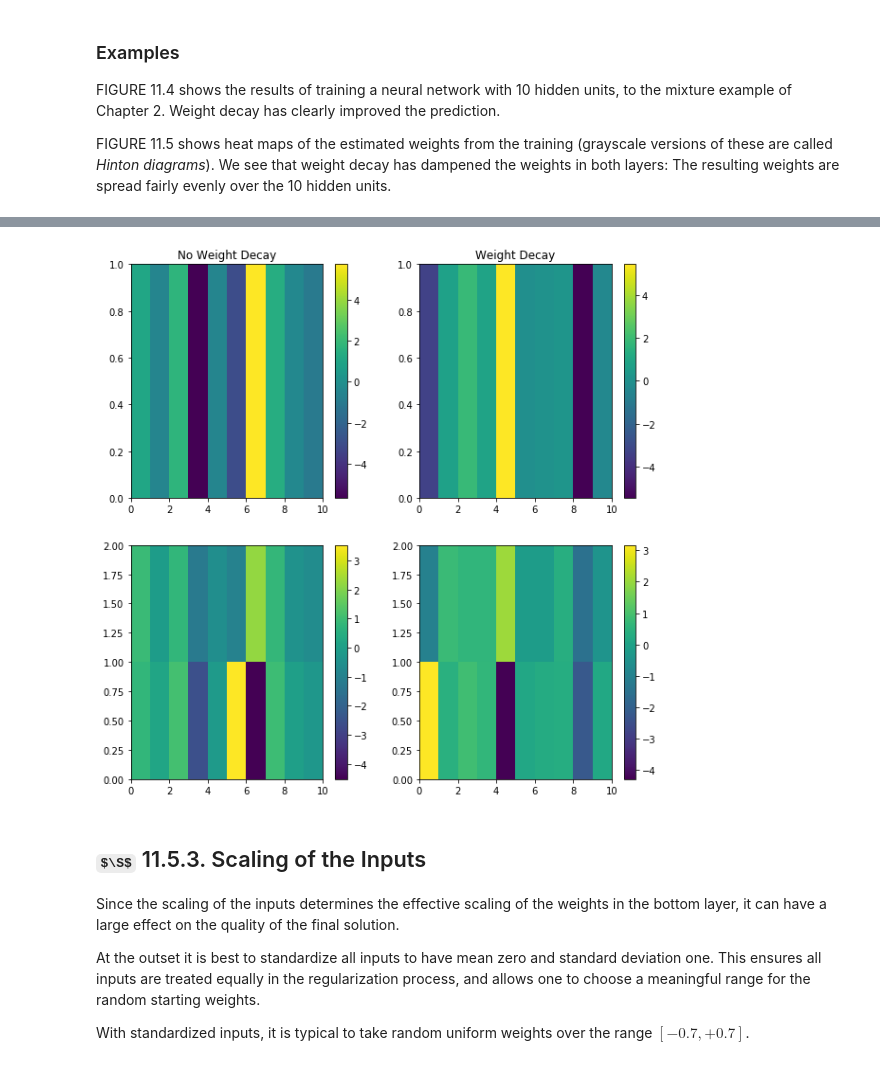
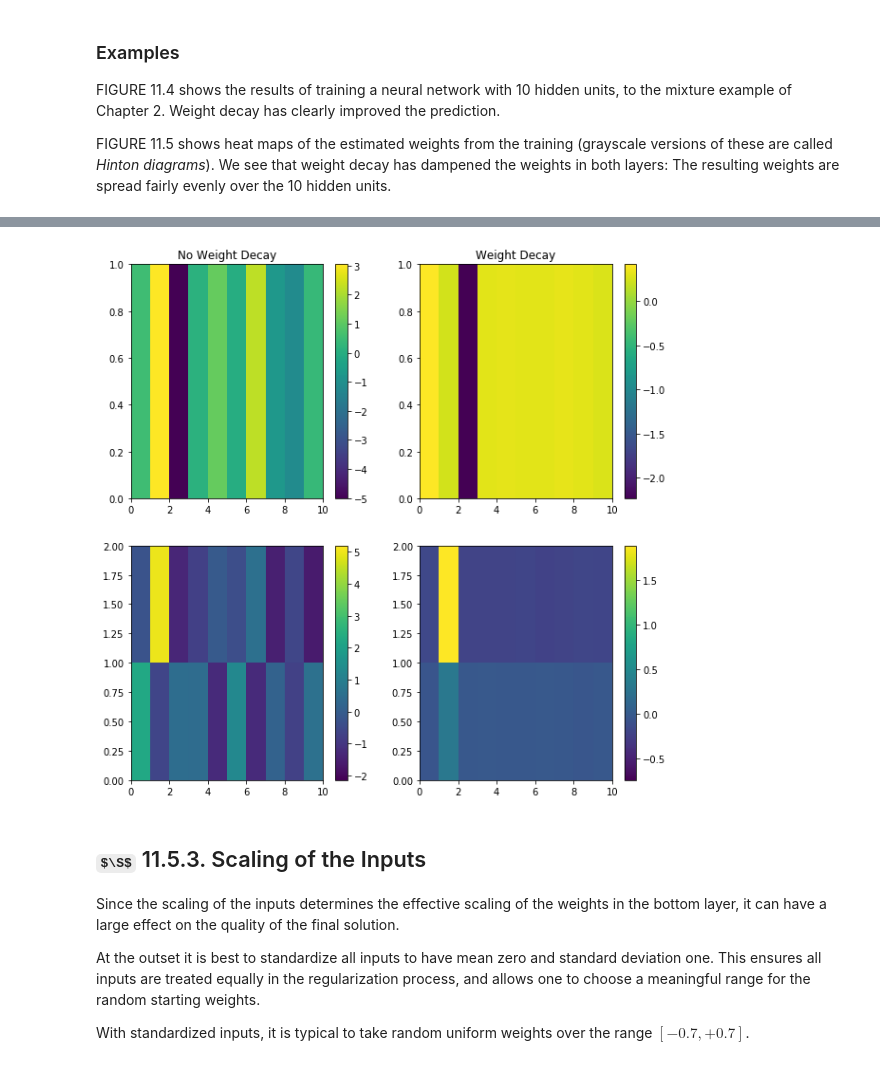
Before and after one commit to dgkim5360/the-elements-of-statistical-learning-notebooks, a Jupyter notebook: chapter11-neural-networks/section05-some-issues-in-training-neural-networks.ipynb, the cells around one changed output, grey strips where cells are left out. Drawn from its saved outputs; the diff is of its cells as text; code cells hidden in the pictures; some formulas as TeX source.

Commit message:
Correct the PyTorch usage
The results look quite underfitted w.r.t. the textbook,
IMO the code goes right and makes sense with the theory.

```diff
--- a/chapter11-neural-networks/section05-some-issues-in-training-neural-networks.ipynb
+++ b/chapter11-neural-networks/section05-some-issues-in-training-neural-networks.ipynb
@@ -154 +148,12 @@ optimizer = torch.optim.SGD(model_weightdecay.parameters(),
+# %%
+# 1. No weight decay
+model1 = Model(m)
+loss1_fn = torch.nn.BCEWithLogitsLoss()
+
+# 2. Weight decay with lambda 0.02
+model2 = Model(m)
+loss2_fn = torch.nn.BCEWithLogitsLoss()
+optimizer2 = torch.optim.SGD(model2.parameters(),
+                             lr=learning_rate,
+                             weight_decay=.01)
 # %%
@@ -235,68 +239,76 @@ References:
 https://matplotlib.org/gallery/statistics/errorbars_and_boxes.html
 https://matplotlib.org/examples/api/patch_collection.html
 """
-training_parameters = list(model.parameters())
-alpha = training_parameters[0].data.numpy().copy()
-beta = training_parameters[2].data.numpy().copy().flatten()
+parameters1 = list(model1.parameters())
+alpha = parameters1[0].data.numpy().copy()
+alpha0 = parameters1[1].data.numpy().copy()
+beta = parameters1[2].data.numpy().copy().flatten()
+beta0 = parameters1[3].data.numpy().copy().flatten()
+alpha1 = scipy.hstack((alpha0.reshape(-1, 1), alpha))
+beta1 = scipy.concatenate((beta0, beta))
 
 fig2 = plt.figure(2, figsize=(10, 10))
 ax21 = fig2.add_subplot(2, 2, 1)
-patches_beta = [
+patches_beta1 = [
     patches.Rectangle((b, 0), 1, 1)
-    for b, _ in enumerate(beta)
+    for b, _ in enumerate(beta1)
 ]
-colls_beta = colls.PatchCollection(patches_beta)
-colls_beta.set_array(beta)
-ax21.add_collection(colls_beta)
+colls_beta1 = colls.PatchCollection(patches_beta1)
+colls_beta1.set_array(beta1)
+ax21.add_collection(colls_beta1)
 ax21.set_xlim(0, m)
 ax21.set_ylim(0, 1)
 ax21.set_title('No Weight Decay')
-fig2.colorbar(colls_beta, ax=ax21)
+fig2.colorbar(colls_beta1, ax=ax21)
 
 ax23 = fig2.add_subplot(2, 2, 3)
-patches_alpha = [
+patches_alpha1 = [
     patches.Rectangle((a1, a2), 1, 1)
-    for a1, row in enumerate(alpha) for a2, _ in enumerate(row)
+    for a1, row in enumerate(alpha1) for a2, _ in enumerate(row)
 ]
-colls_alpha = colls.PatchCollection(patches_alpha)
-colls_alpha.set_array(alpha.flatten())
-ax23.add_collection(colls_alpha)
+colls_alpha1 = colls.PatchCollection(patches_alpha1)
+colls_alpha1.set_array(alpha1.flatten())
+ax23.add_collection(colls_alpha1)
 ax23.set_xlim(0, m)
 ax23.set_ylim(0, p)
-fig2.colorbar(colls_alpha, ax=ax23)
+fig2.colorbar(colls_alpha1, ax=ax23)
 
-training_parameters_wd = list(model_weightdecay.parameters())
-alpha_wd = training_parameters_wd[0].data.numpy().copy()
-beta_wd = training_parameters_wd[2].data.numpy().copy().flatten()
+parameters2 = list(model2.parameters())
+alpha = parameters2[0].data.numpy().copy()
+alpha0 = parameters2[1].data.numpy().copy()
+beta = parameters2[2].data.numpy().copy().flatten()
+beta0 = parameters2[3].data.numpy().copy().flatten()
+alpha2 = scipy.hstack((alpha0.reshape(-1, 1), alpha))
+beta2 = scipy.concatenate((beta0, beta))
 
 ax22 = fig2.add_subplot(2, 2, 2)
-patches_beta_wd = [
+patches_beta2 = [
     patches.Rectangle((b, 0), 1, 1)
-    for b, _ in enumerate(beta_wd)
+    for b, _ in enumerate(beta2)
 ]
-colls_beta_wd = colls.PatchCollection(patches_beta_wd)
-colls_beta_wd.set_array(beta_wd)
-ax22.add_collection(colls_beta_wd)
+colls_beta2 = colls.PatchCollection(patches_beta2)
+colls_beta2.set_array(beta2)
+ax22.add_collection(colls_beta2)
 ax22.set_xlim(0, m)
 ax22.set_ylim(0, 1)
 ax22.set_title('Weight Decay')
-fig2.colorbar(colls_beta_wd, ax=ax22)
+fig2.colorbar(colls_beta2, ax=ax22)
 
 ax24 = fig2.add_subplot(2, 2, 4)
-patches_alpha_wd = [
+patches_alpha2 = [
     patches.Rectangle((a1, a2), 1, 1)
-    for a1, row in enumerate(alpha_wd) for a2, _ in enumerate(row)
+    for a1, row in enumerate(alpha2) for a2, _ in enumerate(row)
 ]
-colls_alpha_wd = colls.PatchCollection(patches_alpha_wd)
-colls_alpha_wd.set_array(alpha_wd.flatten())
-ax24.add_collection(colls_alpha_wd)
+colls_alpha2 = colls.PatchCollection(patches_alpha2)
+colls_alpha2.set_array(alpha2.flatten())
+ax24.add_collection(colls_alpha2)
 ax24.set_xlim(0, m)
 ax24.set_ylim(0, p)
-fig2.colorbar(colls_alpha_wd, ax=ax24)
+fig2.colorbar(colls_alpha2, ax=ax24)
 
 plt.show()
 # %% [output]
-[figure, old version]
+[figure, new version]
 # %% [markdown]
 ## $\S$ 11.5.3. Scaling of the Inputs
 
```
Also changed, not shown: parts of 8 cells of this notebook.
